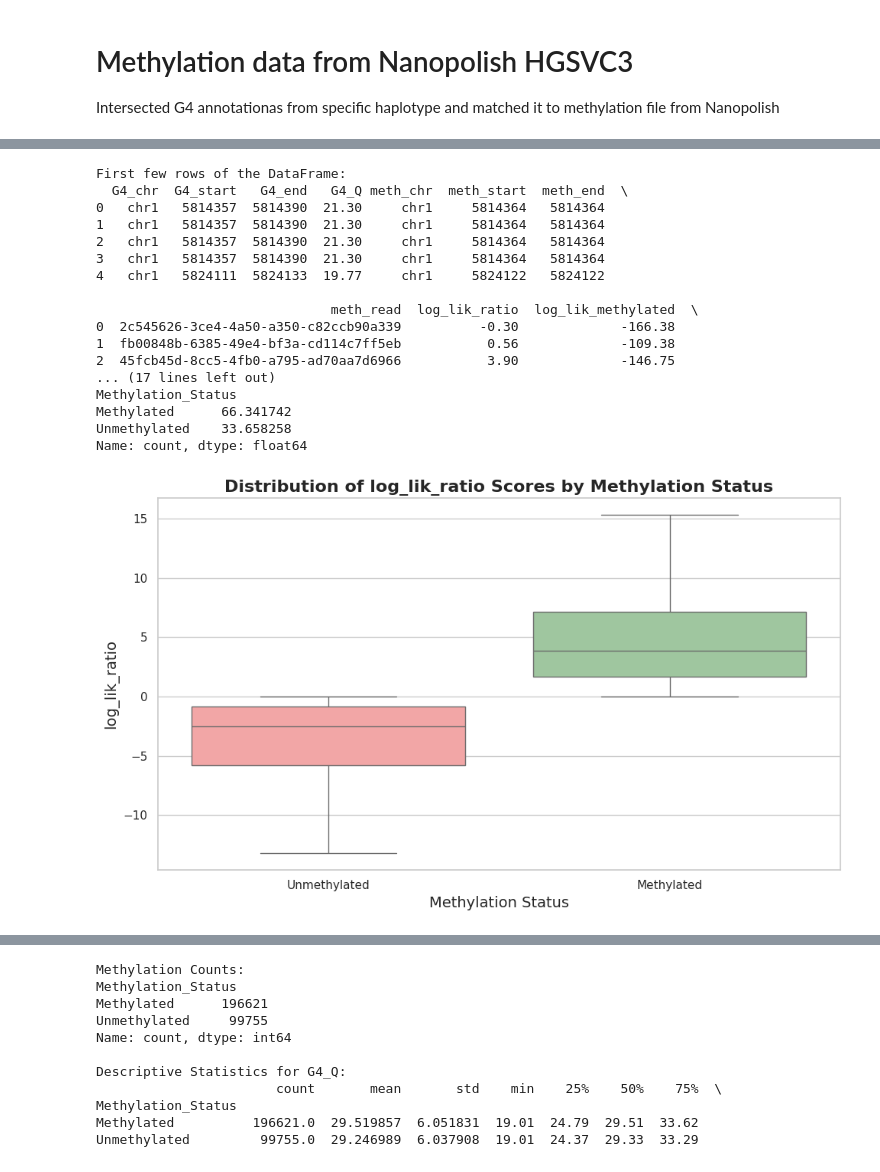
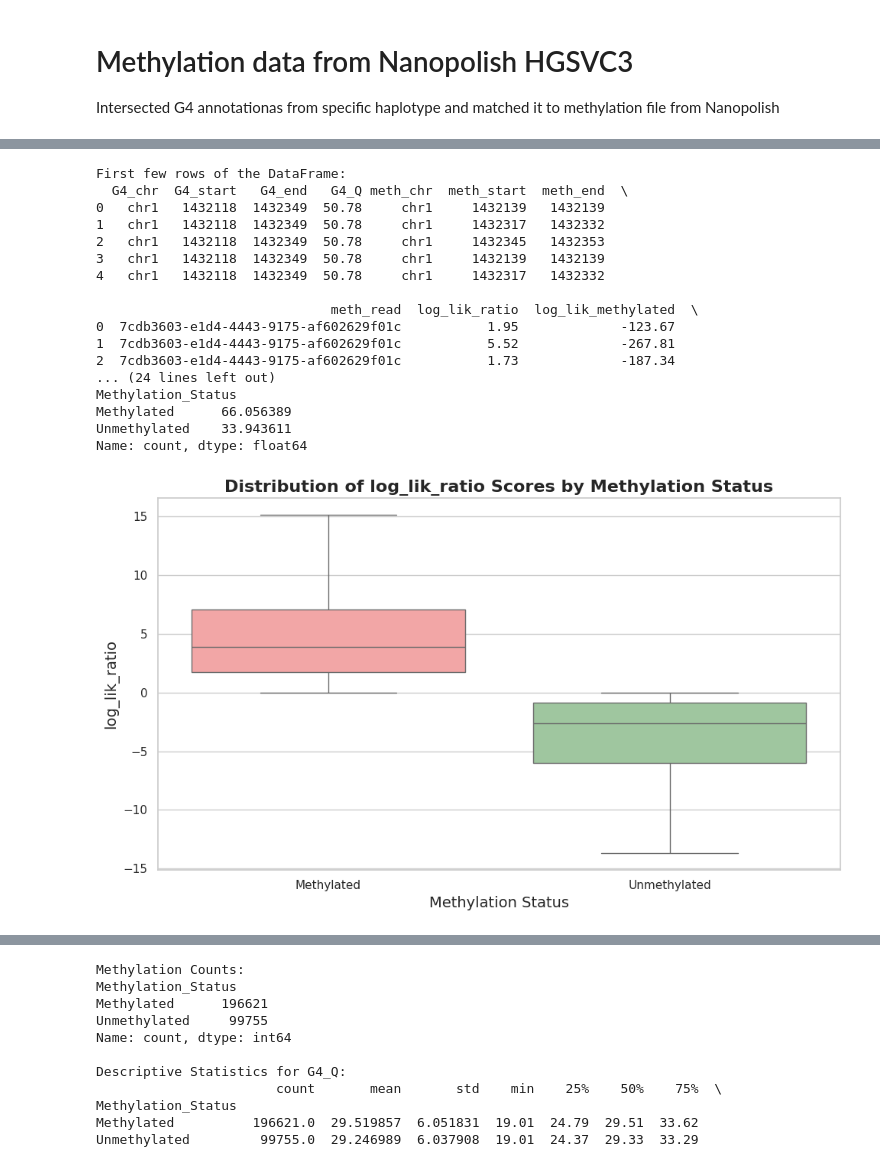
Before and after one commit to alexturcoo/PhasedHapAssembly-nonB, a Jupyter notebook: analysis_scripts/methylation_analysis.ipynb, the cells around one changed output, grey strips where cells are left out. Cells and saved outputs as stored; diff of their text form; code cells hidden in the pictures.

```diff
--- a/analysis_scripts/methylation_analysis.ipynb
+++ b/analysis_scripts/methylation_analysis.ipynb
@@ -27,7 +27,7 @@ column_names = [
 
 # Replace with your actual file path
 df = pd.read_csv(
-    '/home/alextu/scratch/methylation_data/G4_meth_intersect_HG00096_hap1_negstrand.tsv',
+    '/home/alextu/scratch/methylation_data/results/HG00096/G4_meth_intersect_HG00096_hap2_negstrand.tsv',
     sep='\t',
     header=None,
     names=column_names
@@ -104,43 +104,51 @@ for index, value in enumerate(methylation_proportions.values):
         value + 0.5,  # Position text slightly above the bar
         f"{value:.1f}%",
         ha='center',
         va='bottom',
         fontsize=12,
         fontweight='bold',
         color='black'
     )
 
 # Add titles and labels
 plt.title('Proportion of G4s by Methylation Status', fontsize=16, fontweight='bold')
 plt.xlabel('Methylation Status', fontsize=14)
 plt.ylabel('Percentage of G4s (%)', fontsize=14)
 
 # Set y-axis limits to accommodate labels
 plt.ylim(0, methylation_proportions.values.max() + 10)
 
 # Add gridlines for y-axis
 plt.grid(axis='y', linestyle='--', alpha=0.7)
 
 # Show the plot
 plt.tight_layout()
 plt.show()
+
+chrom_methylation = df.groupby(['G4_chr', 'Methylation_Status']).size().unstack()
+chrom_methylation.plot(kind='bar', stacked=True, figsize=(12,6))
+plt.title("Chromosomal Distribution of Methylated vs. Unmethylated G4s")
+plt.xlabel("Chromosome")
+plt.ylabel("Number of G4s")
+plt.legend(title="Methylation Status")
+plt.show()
 # %% [output]
 First few rows of the DataFrame:
   G4_chr  G4_start   G4_end   G4_Q meth_chr  meth_start  meth_end  \
-0   chr1   5814357  5814390  21.30     chr1     5814364   5814364
-1   chr1   5814357  5814390  21.30     chr1     5814364   5814364
-2   chr1   5814357  5814390  21.30     chr1     5814364   5814364
-3   chr1   5814357  5814390  21.30     chr1     5814364   5814364
-4   chr1   5824111  5824133  19.77     chr1     5824122   5824122
+0   chr1   1432118  1432349  50.78     chr1     1432139   1432139
+1   chr1   1432118  1432349  50.78     chr1     1432317   1432332
+2   chr1   1432118  1432349  50.78     chr1     1432345   1432353
+3   chr1   1432118  1432349  50.78     chr1     1432139   1432139
+4   chr1   1432118  1432349  50.78     chr1     1432317   1432332
 
                               meth_read  log_lik_ratio  log_lik_methylated  \
-0  2c545626-3ce4-4a50-a350-c82ccb90a339          -0.30             -166.38
-1  fb00848b-6385-49e4-bf3a-cd114c7ff5eb           0.56             -109.38
-2  45fcb45d-8cc5-4fb0-a795-ad70aa7d6966           3.90             -146.75
-... (17 lines left out)
+0  7cdb3603-e1d4-4443-9175-af602629f01c           1.95             -123.67
+1  7cdb3603-e1d4-4443-9175-af602629f01c           5.52             -267.81
+2  7cdb3603-e1d4-4443-9175-af602629f01c           1.73             -187.34
+... (24 lines left out)
 Methylation_Status
-Methylated      66.341742
-Unmethylated    33.658258
+Methylated      66.056389
+Unmethylated    33.943611
 Name: count, dtype: float64
-[figure, old version]
+[figure, new version]
 [figure]
```
Also changed, not shown: parts of 3 cells of this notebook, 13 other files.
